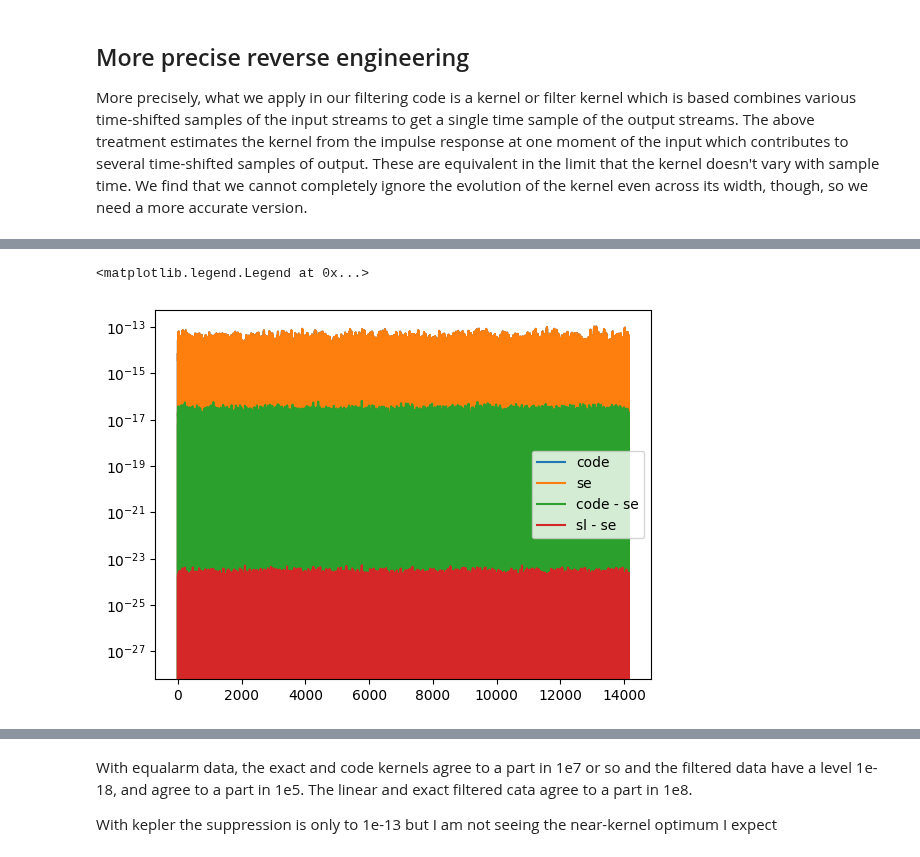
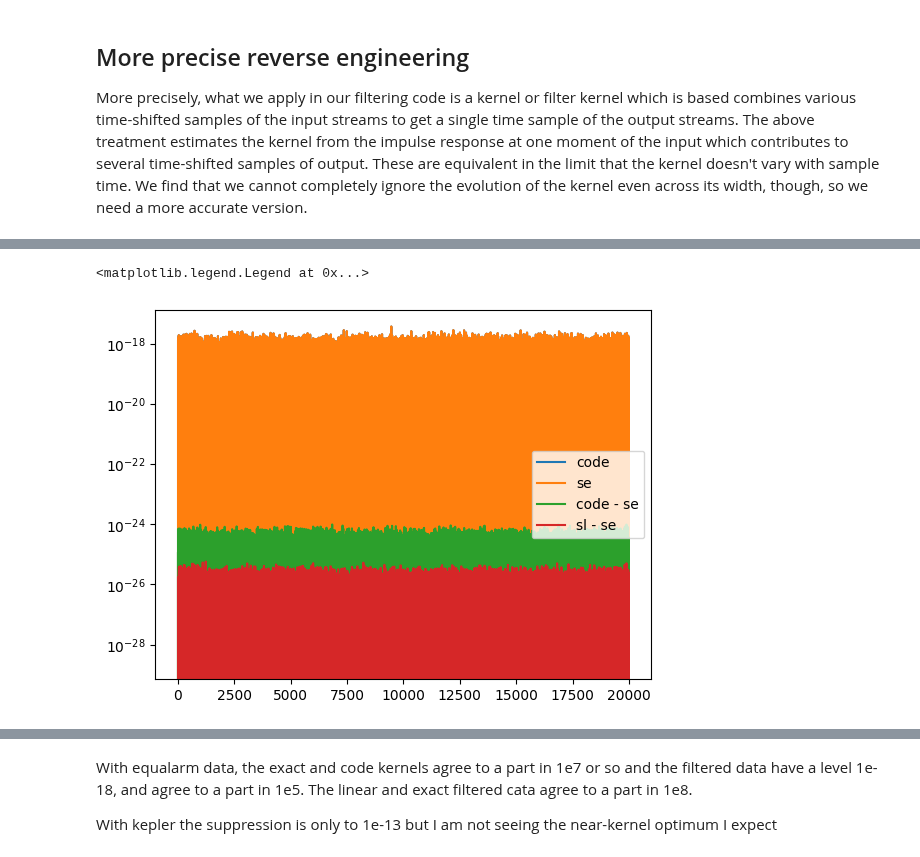
Before and after one commit to eleonoracastelli/pcipy, a Jupyter notebook: notebooks/Compute TDI Stencil.ipynb, the cells around one changed output, grey strips where cells are left out. Saved outputs shown, nothing was run; the diff lists cells and outputs as text; code cells hidden in the pictures.

```diff
--- a/notebooks/Compute TDI Stencil.ipynb
+++ b/notebooks/Compute TDI Stencil.ipynb
@@ -22,7 +22,7 @@ if 0:
 if 1:
     datadir = "/data/jgbaker/software/pcipy/data"
     workdir = datadir+"/simulations/"
-    if 1:
+    if 0:
         orbits = workdir+"keplerian-orbits.h5"
         noise_file_base = "2025-04-07_keplerian_locking_N1-12_laser_tm_oms_"
         gw_file_base = "2025-04-07_keplerian_"
@@ -30,6 +30,7 @@ if 1:
         orbits = workdir+"equalarm-orbits.h5"
         noise_file_base = "2025-04-07_equalarm_locking_N1-12_laser_tm_oms_"
         gw_file_base = "2025-04-07_equalarm_"
+max_hours=12
 # %%
 ##This is the code for computing TDI as we do it in noise_simulation:
 if 0:  #the code is just to look at
@@ -435,6 +446,8 @@ def build_data_vector(data_noise, skip=300, dtype=np.float64):
 
     return y_full
 central_freq = 281600000000000.0
+
+y_full_t0=skip/fs
 y_full = build_data_vector(data_noise, skip=skip)
 y_full_isi = np.array([data_noise.measurements[f'isi_{link}'][skip:]/central_freq for link in mosas_order],dtype=np.float64).T
 print(y_full.shape)
@@ -501,8 +514,8 @@ importlib.reload(pcipy.data)
 importlib.reload(pcipy.filter)
 TimeData=pcipy.data.TimeData
 #y_full = np.array([data_gw.measurements[f'isi_{link}'][skip:]/central_freq for link in mosas_order]).T
-y_td=TimeData(y_full[:,:10000].T, dt=1/fs,names=tdifilt.input_names)
-y_isi_td=TimeData(y_full_isi[:,:10000].T, dt=1/fs,names=tdifilt.input_names)
+y_td=TimeData(y_full[:,:10000].T, t0=y_full_t0, dt=1/fs,names=tdifilt.input_names)
+y_isi_td=TimeData(y_full_isi[:,:10000].T, t0=y_full_t0, dt=1/fs,names=tdifilt.input_names)
 # %%
 import time
 s=time.time()
@@ -942,17 +1104,49 @@ XYZsl=tdifilt_sl.apply_filter(ytest,method='convolve')
+# %%
+def restrict_index_range(self,istart,iend):
+    newt0=self.t0
+    if newt0 is not None: newt0+=istart*self.dt
+    newdata=self.data[:,istart:iend]
+
+def restrict_to_common_range(self,other):
+    '''
+    Find the common range of two TimeData objects and return versions of them restricted to that range
+    '''
+    assert np.isclose(self.dt,other.dt,1e-12),"Sampling times must be commensurate."
+    tleft=max([self.t0,other.t0])
+    tright=min([self.t0+self.n_samples()*self.dt,other.t0+other.n_samples()*other.dt])
+    istartS=int((self.t0-tleft)/self.dt-0.5)
+    istartO=int((other.t0-tleft)/other.dt-0.5)
+    nlen=int((tright-tleft)/self.dt+0.5)
+    S=TimeData(self.data[:,istartS:istartS+nlen],t0=tleft,dt=self.dt,names=self.names)
+    O=TimeData(other.data[:,istartO:istartO+nlen],t0=tleft,dt=other.dt,names=other.names)
+    return S,O
+
+def subtract(self,other):
+    assert self.data.shape==other.data.shape, "Number of channels and samples must agree to subtract."
+    self.check_times(other)
+    if self.names is not None or other.names is not None:
+        assert np.all(self.names==other.names), "Names must match if present."
+    return TimeData(self.data-other.data,dt=self.dt,t0=self.t0,names=self.names)
 # %%
 ixyz=0
 iev=1
 ist=0
 iend=20000
 plt.semilogy(XYZcode.data[ixyz][ist:iend:iev],label="code")
 plt.semilogy(XYZse.data[ixyz][ist:iend:iev],label="se")
 #plt.semilogy(XYZcode.data[ixyz]-XYZse.data[ixyz],label="code - se")
-plt.semilogy((XYZcode.data[ixyz]-XYZse.data[ixyz])[ist:iend:iev],label="code - se")
-plt.semilogy((XYZsl.data[ixyz]-XYZse.data[ixyz])[ist:iend:iev],label="sl - se")
+XYZcode_se_diff=subtract(XYZcode,XYZse)
+#data=XYZcode.data[ixyz]
+#if npad>0:
+#    data=data[:-npad]
+#plt.semilogy((data-XYZse.data[ixyz])[ist:iend:iev],label="code - se")
+plt.semilogy((XYZcode_se_diff.data[ixyz])[ist:iend:iev],label="code - se")
+XYZsl_se_diff=subtract(XYZsl,XYZse)
+plt.semilogy((XYZsl_se_diff.data[ixyz])[ist:iend:iev],label="sl - se")
 plt.legend()
 # %% [output]
 <matplotlib.legend.Legend at 0x...>
-[figure, old version]
+[figure, new version]
 # %%
 # Comparison with TDI variables
 _, axes = plt.subplots(1, 1, figsize=(8, 6))
```
Also changed, not shown: parts of 27 cells of this notebook, 6 other files.
